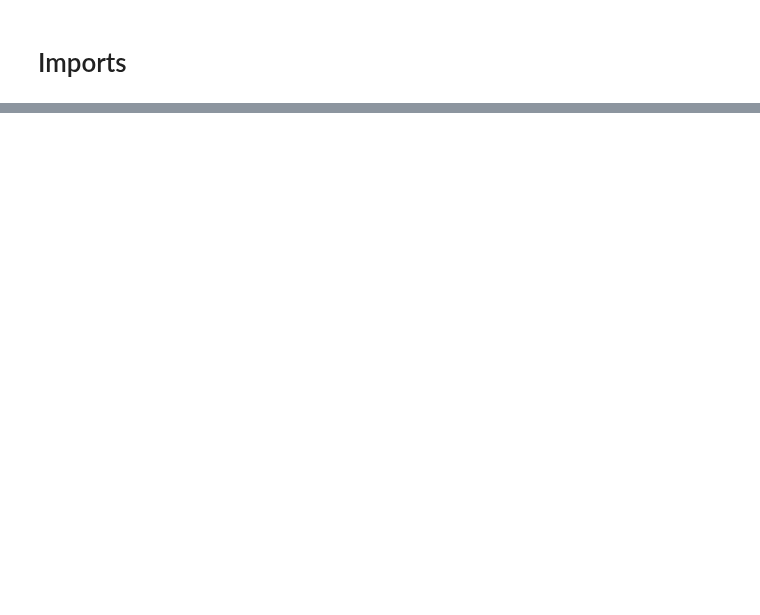
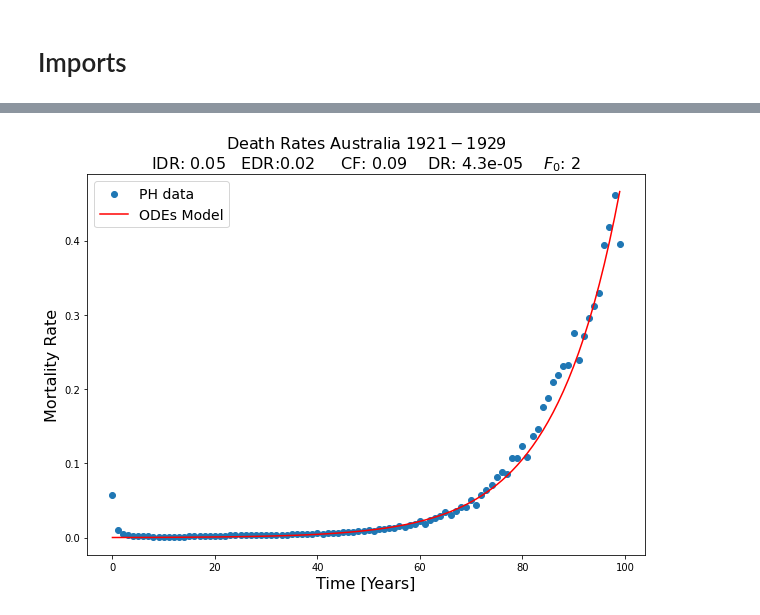
Before and after one commit to Rafther0112/Human_Aging_Research, a Jupyter notebook: friday_21_28/death_rates/data_analysis.ipynb, the cells around one changed output, grey strips where cells are left out. Drawn from its saved outputs; the diff is of its cells as text; code cells hidden in the pictures; blank space fills up the shorter version.

Commit message:
updates_New_plots

```diff
--- a/friday_21_28/death_rates/data_analysis.ipynb
+++ b/friday_21_28/death_rates/data_analysis.ipynb
@@ -124,0 +109,24 @@ plt.plot(edad, beta_values)
+# %%
+years_of_interes = ["1921-1929", "1970-1979", "2010-2019"]
+
+datos_generales = {}
+datos_generales["Ages"] = ages[0:100]
+for specific_year in years_of_interes:
+    posicion_inicial = np.where(years == specific_year)[0][0]
+
+    death_rate = totals[posicion_inicial:posicion_inicial+100]
+    datos_generales[specific_year] = death_rate
+# %%
+tiempo_vida_inicial = 20
+tiempo_vida_maximo = 150            #Para que los resultados obtenidos se encuentren ligados a realidad biologica
+pasos_integracion = 150             #Definicion de los pasos de integracion de algoritmo
+alpha_damage_propagation = 0.05    #Tasa de propagacion de daño
+coupling_factor = 0.09             #Factor de acoplamiento entre frailty index y gompertz
+mortality_rate = 4.3*(10**(-5))     #Tasa de mortalidad
+# %%
+disease_rate = 0.02
+N_total_nodes = [1000]
+# %%
+h = (tiempo_vida_maximo-tiempo_vida_inicial)/pasos_integracion                                         #Pasos de integracion
+temporal_evolution = np.arange(tiempo_vida_inicial,tiempo_vida_maximo,h)
+frailty_index_differential_equation,gompertz_law_differential_equation,temporal_evolution_differential_equation = Runke_Kutta_Method(temporal_evolution, disease_rate)
@@ -124,0 +154,14 @@ plt.plot(edad, beta_values)
+# %%
+
+plt.figure(figsize=(10,7))
+plt.title(r"Death Rates Australia $1921-1929$" + "\n" + rf"IDR: {alpha_damage_propagation}   EDR:{disease_rate}     CF: {coupling_factor}    DR: {mortality_rate}    $F_0$: {initial_condition}" , fontsize = 16)
+plt.xlabel(r"Time [Years]", fontsize = 16)
+plt.ylabel(r"Mortality Rate", fontsize = 16)
+plt.scatter(datos_generales["Ages"], datos_generales["1921-1929"], label = "PH data")
+plt.plot(gompertz_law_differential_equation[0:100], label = "ODEs Model", color = "red")
+
+#plt.plot(gompertz_law_stochastic_simulation[0:100], label = "Stochastic Simulation", color = "green")
+plt.legend(fontsize = 14)
+plt.savefig("DR_AUS_1921_1929.jpg", dpi = 500)
+# %% [output]
+[figure, added]
```
Also changed, not shown: parts of 33 cells of this notebook, 11 other files.
